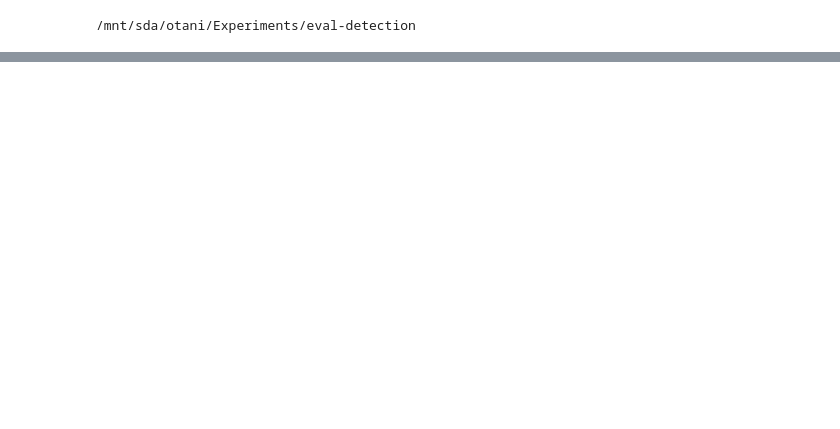
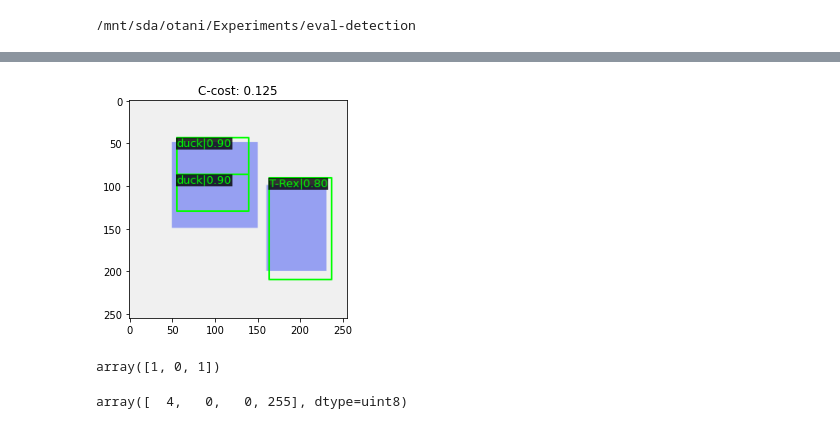
Before and after one commit to mayu-ot/oc-cost, a Jupyter notebook: notebooks/exploratory/measure_behavior_tests.ipynb, the cells around one changed output, grey strips where cells are left out. Saved outputs shown, nothing was run; the diff lists cells and outputs as text; code cells hidden in the pictures; blank space fills up the shorter version.

```diff
--- a/notebooks/exploratory/measure_behavior_tests.ipynb
+++ b/notebooks/exploratory/measure_behavior_tests.ipynb
@@ -131,0 +247,39 @@ toy_example()
+# %%
+def split_bbox(bbox):
+    x1, y1, x2, y2, s = bbox
+    return np.asarray([[x1, y1, x2, (y2+y1)//2, s], [x1, (y2+y1)//2, x2, y2, s]])
+
+def split_error_exp():
+    img = get_image()
+    bboxes, label = get_init_bbox()
+
+    gt_color = np.asarray([61, 80, 245], dtype=np.uint8)
+    for x1, y1, x2, y2, _ in bboxes:
+        x1, y1, x2, y2 = map(int, (x1, y1, x2, y2))
+        img[y1:y2, x1:x2, :] = 0.5 * img[y1:y2, x1:x2, :] + 0.5 * gt_color
+
+    splitted_bboxes = bboxes.copy()
+    splitted_bboxes[:, :4] += rng.integers(low=0, high=40, size=(2, 4)) - 20
+    splitted_bboxes = np.vstack([split_bbox(splitted_bboxes[0]), splitted_bboxes[1]])
+    label = np.hstack((label[0], label))
+
+    img_ = imshow_det_bboxes(img, splitted_bboxes, labels=label, class_names=["duck", "T-Rex"], bbox_color="green", show=False)
+
+    cmap_f = lambda x, y: get_cmap(x, y, alpha=0.5, use_dummy=True)
+    splitted_bboxes = [splitted_bboxes[:2], splitted_bboxes[-1][None, :]]
+    cost, log = get_ot_cost([b[None, :] for b in bboxes], splitted_bboxes, cmap_f, return_matrix=True)
+    plt.imshow(img_)
+    plt.title(f"C-cost: {cost:.3}")
+    return log
+
+log = split_error_exp()
+# %% [output]
+[figure, added]
+# %%
+np.random.randint(0, 2, 3)
+# %% [output]
+array([1, 0, 1])
+# %%
+donky[60, 80]
+# %% [output]
+array([  4,   0,   0, 255], dtype=uint8)
```
Also changed, not shown: parts of 5 cells of this notebook, 11 other files.
